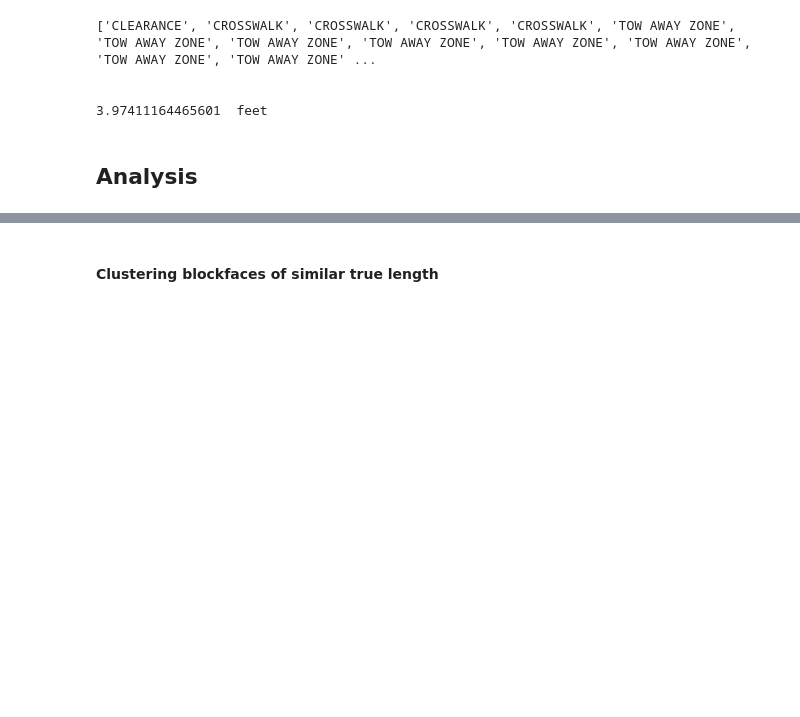
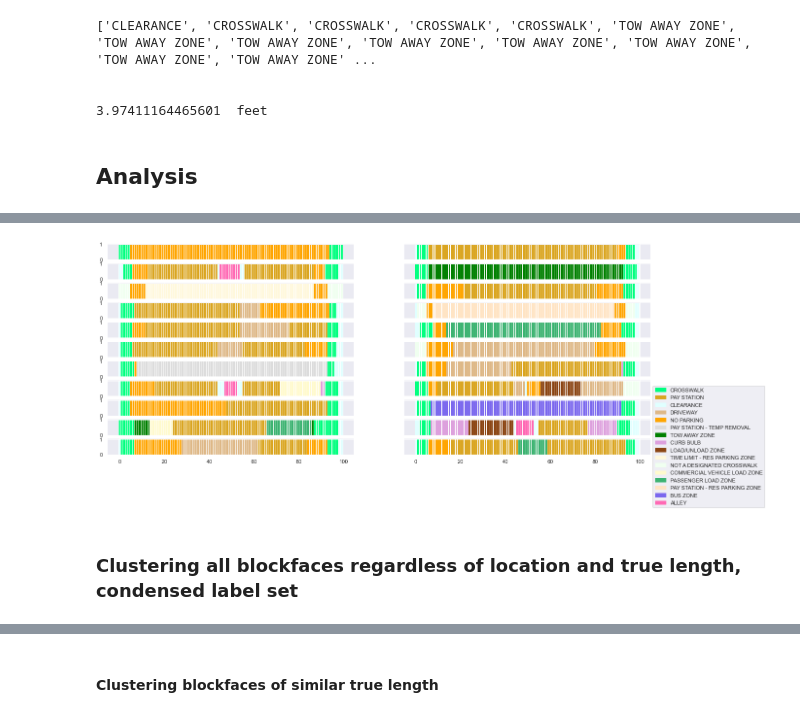
Before and after one commit to cpatdowling/curb_clustering, a Jupyter notebook: curb_taxonomy.ipynb, the cells around one changed output, grey strips where cells are left out. Drawn from its saved outputs; the diff is of its cells as text; code cells hidden in the pictures; blank space fills up the shorter version.

```diff
--- a/curb_taxonomy.ipynb
+++ b/curb_taxonomy.ipynb
@@ -467,0 +478,16 @@ for cluster_i in range(len(km.cluster_centroids_)):
+# %%
+#Roughly visualize all curb configurations (randomly chosen colors per plot---not optimal for visualization)
+
+#need this to be subplot function, create legend for each subplot
+#https://stackoverflow.com/questions/27016904/matplotlib-legends-in-subplot
+
+#load a model, plot the centroids
+k_star = 20
+path = "models/n_" + str(normed_vector_length) + "_all_blockfaces/k_" + str(k_star) + "_n_" + str(normed_vector_length) + ".pck"
+
+#plot the centroids
+utils.plot_configs(path, space_integer_color_map, space_type_mapping)
+# %% [output]
+[figure, added]
+# %% [markdown]
+### Clustering all blockfaces regardless of location and true length, condensed label set
```
Also changed, not shown: parts of 38 cells of this notebook, 2 other files.
